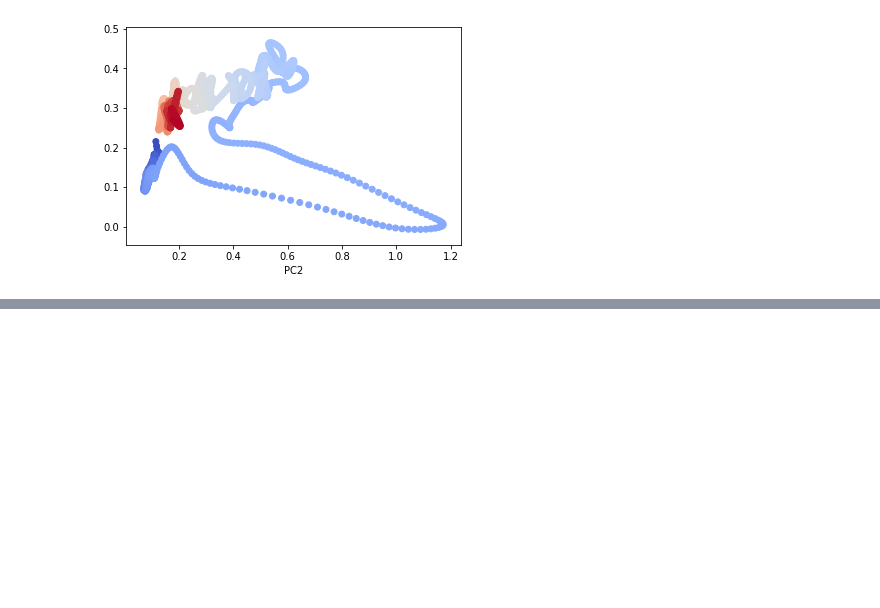
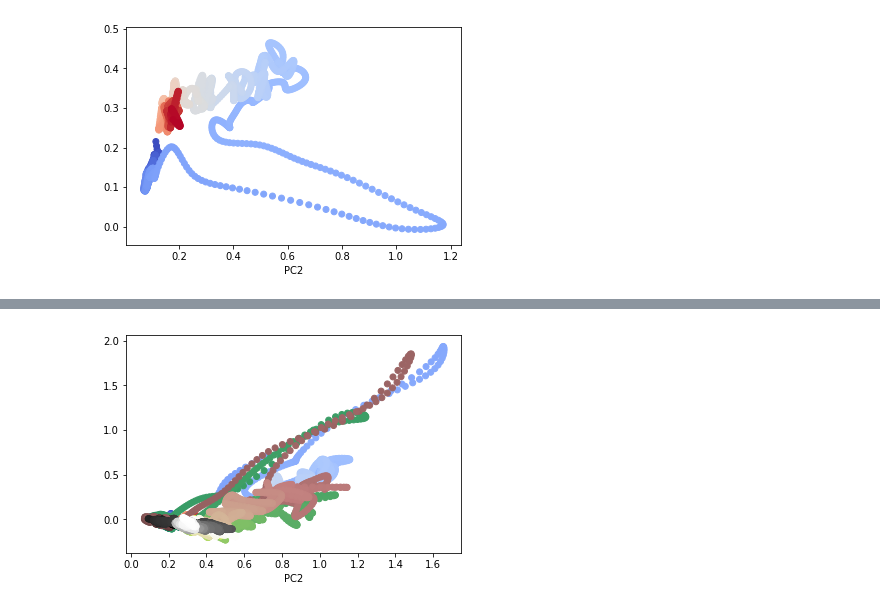
Before and after one commit to sjawhar/nma2020-steinmetz-project, a Jupyter notebook: notebooks/MAIN.ipynb, the cells around one changed output, grey strips where cells are left out. Saved outputs shown, nothing was run; the diff lists cells and outputs as text; code cells hidden in the pictures; blank space fills up the shorter version.

```diff
--- a/notebooks/MAIN.ipynb
+++ b/notebooks/MAIN.ipynb
@@ -62,0 +67,41 @@ for j in range(20):
+# %%
+## compare trajectory: right high vs low vs none
+stim_right_dat = alldat[sub]['spks'][sel["NEURON_VISUAL"]][:, sel["STIM_RIGHT_HIGH"]]
+stim_left_dat = alldat[sub]['spks'][sel["NEURON_VISUAL"]][:, sel["STIM_RIGHT_LOW"]]
+stim_medi_dat = alldat[sub]['spks'][sel["NEURON_VISUAL"]][:, sel["STIM_RIGHT_MEDIUM"]]
+stim_none_dat = alldat[sub]['spks'][sel["NEURON_VISUAL"]][:, sel["STIM_RIGHT_NONE"]]
+
+pc_10ms_stim_right = map_pca(W, V, stim_right_dat)
+pc_10ms_stim_left = map_pca(W, V, stim_left_dat)
+pc_10ms_stim_medi = map_pca(W, V, stim_medi_dat)
+pc_10ms_stim_none = map_pca(W, V, stim_none_dat)
+# get first two mean pcs and smooth them
+n = 2500
+pc_smt_r_ = np.zeros((pc_10ms_stim_right.shape[0],n))
+pc_smt_l_ = np.zeros((pc_10ms_stim_left.shape[0],n))
+pc_smt_m_ = np.zeros((pc_10ms_stim_medi.shape[0],n))
+pc_smt_n_ = np.zeros((pc_10ms_stim_none.shape[0],n))
+
+for i in range(pc_10ms_stim_right.shape[0]):
+    pc_smt = smt_pca(pc_10ms_stim_right[i].mean(axis = 0),n)
+    pc_smt_r_[i,:] = pc_smt
+    pc_smt = smt_pca(pc_10ms_stim_left[i].mean(axis = 0),n)
+    pc_smt_l_[i,:] = pc_smt
+    pc_smt = smt_pca(pc_10ms_stim_medi[i].mean(axis = 0),n)
+    pc_smt_m_[i,:] = pc_smt
+    pc_smt = smt_pca(pc_10ms_stim_none[i].mean(axis = 0),n)
+    pc_smt_n_[i,:] = pc_smt
+
+plt.scatter(pc_smt_r_[0], pc_smt_r_[1], c=np.arange(0,n), cmap=plt.cm.coolwarm)
+plt.scatter(pc_smt_l_[0], pc_smt_l_[1], c=np.arange(0,n), cmap=plt.cm.summer)
+plt.scatter(pc_smt_m_[0], pc_smt_m_[1], c=np.arange(0,n), cmap=plt.cm.pink)
+plt.scatter(pc_smt_n_[0], pc_smt_n_[1], c=np.arange(0,n), cmap=plt.cm.gist_gray)
+# pc_smt1 = smt_pca(pc_10ms[0][53],n)
+# pc_smt2 = smt_pca(pc_10ms[1][53],n)
+# plt.plot(pc_smt1, pc_smt2, 'o-')
+
+plt.xlabel('PC1')
+plt.xlabel('PC2')
+plt.show()
+# %% [output]
+[figure, added]
```
Also changed, not shown: parts of 3 cells of this notebook, 1 other file.
